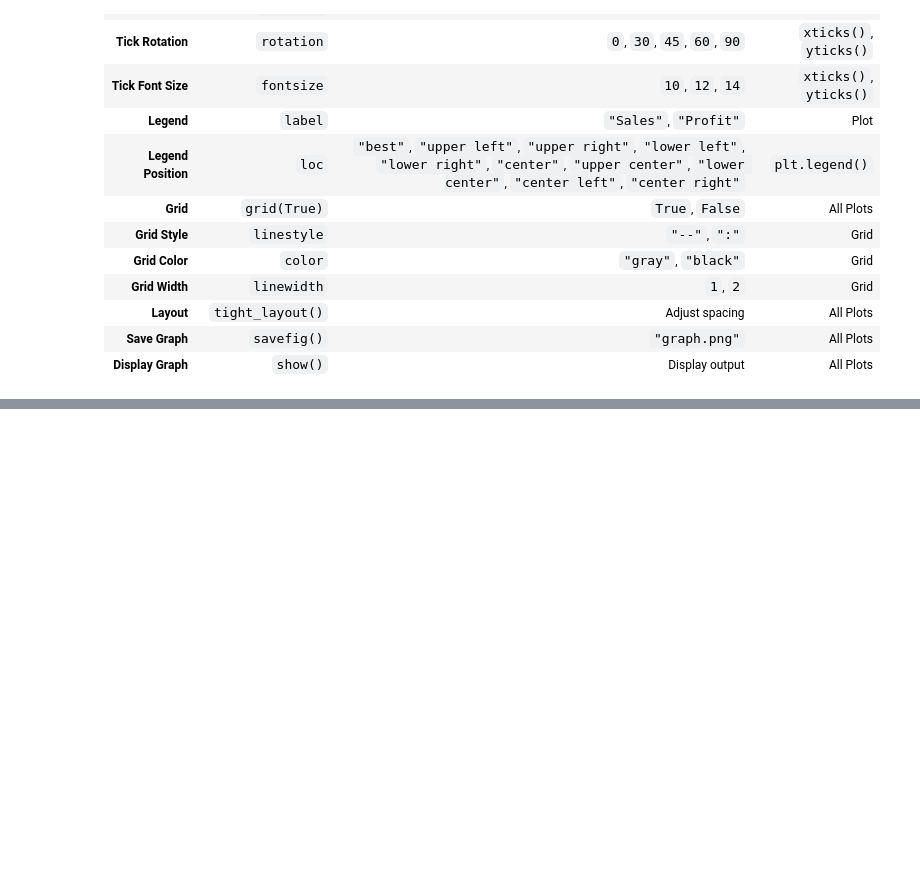
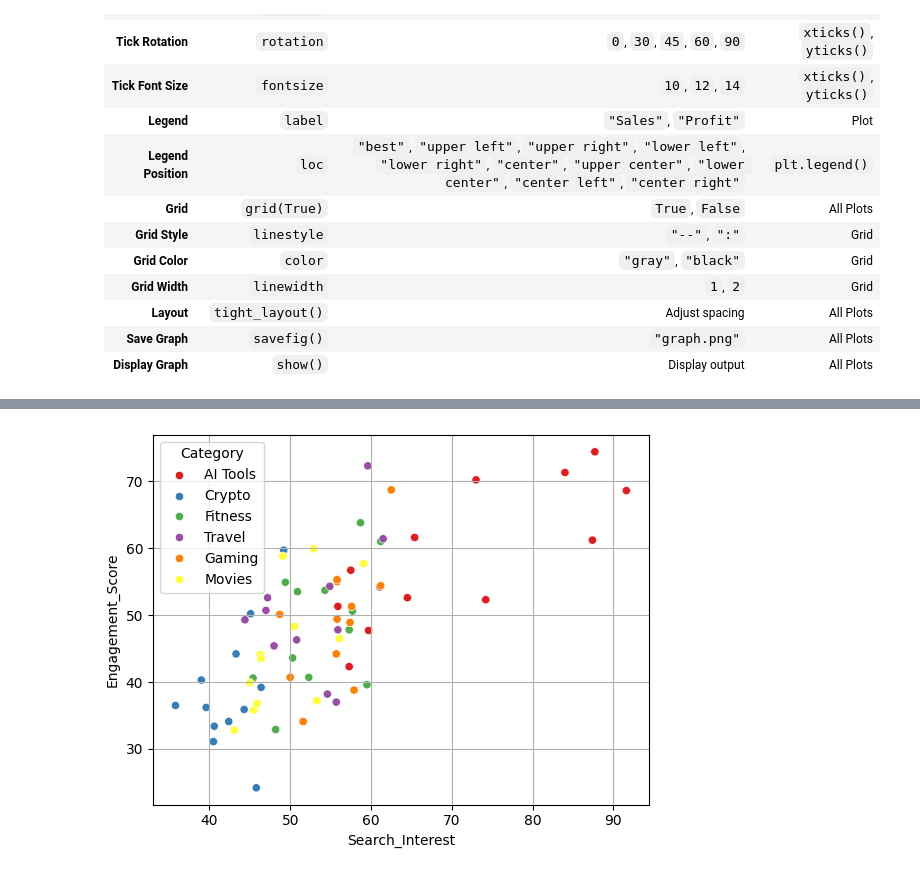
Before and after one commit to sayalivadya1654-cell/Data__Science, a Jupyter notebook: 2_Advance_Python.ipynb, the cells around one changed output, grey strips where cells are left out. Saved outputs shown, nothing was run; the diff lists cells and outputs as text; code cells hidden in the pictures; blank space fills up the shorter version.

```diff
--- a/2_Advance_Python.ipynb
+++ b/2_Advance_Python.ipynb
@@ -2606,0 +2697,6 @@ plt.show()
+# %%
+sns.scatterplot(data=df, x="Search_Interest", y="Engagement_Score", hue="Category",  palette="Set1")  # palette= "magma", Set2, coolwarm, tab10 etc
+plt.grid(True)
+plt.show()
+# %% [output]
+[figure, added]
```
Also changed, not shown: parts of 17 cells of this notebook.
